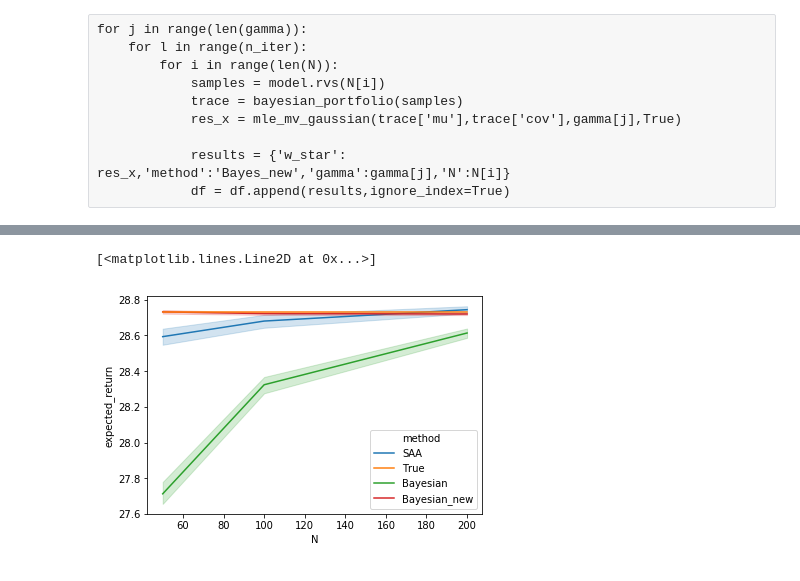
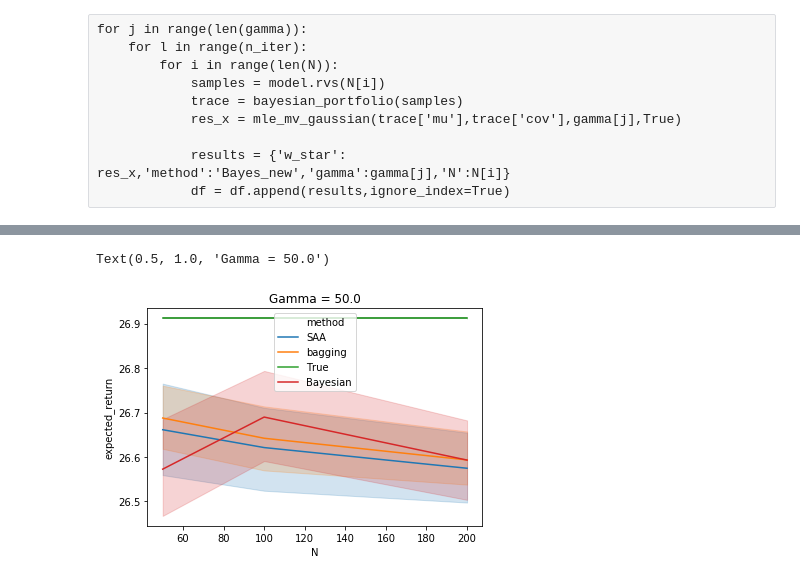
Before and after one commit to harrisonnguyen/stochastic_optimisation, a Jupyter notebook: Bayesian/portfolio_opt_experiments.ipynb, the cells around one changed output, grey strips where cells are left out. Cells and saved outputs as stored; diff of their text form; code cells hidden in the pictures.

Commit message:
added results of portfolio experiments

```diff
--- a/Bayesian/portfolio_opt_experiments.ipynb
+++ b/Bayesian/portfolio_opt_experiments.ipynb
@@ -126,6 +245,8 @@ mu0 = np.array([27]*5)
 m = 1
 Psi = 5*np.eye(5)
 nu0 = 5
+bayes = BayesianSolver(mu0,m,Psi,nu0,5000,
+    mean_variance,init_weights,constraints,[(0,None)]*5)
 # %%
 def bayesian_portfolio(samples,n_samples=2000):
     # known scaling
@@ -150,7 +271,7 @@ def bayesian_portfolio(samples,n_samples=2000):
         #            progressbar=False)['obs'],(-1,5))
     return trace
 # %%
-n_iter = 500
+n_iter = 200
 # %% [raw]
 for j in range(len(gamma)):
     for l in range(n_iter):
@@ -199,4 +285,18 @@ KeyboardInterrupt:
+# %%
+for j in range(len(gamma)):
+    for l in range(n_iter):
+        for i in range(len(N)):
+            samples = model.rvs(N[i])
+            w_star = bayes.solve(samples,
+                                  gamma=gamma[j])
+            results = {'w_star': w_star,'method':'Bayesian','gamma':gamma[j],'N':N[i]}
+            df = df.append(results,ignore_index=True)
 # %%
 df['expected_return'] = df['w_star'].apply(lambda x:np.dot(
                                             mu,x))
+df['mean_variance'] = df.apply(lambda x:mean_variance(x['w_star'],
+                                                      mu,
+                                                      covar,
+                                                      x['gamma']),
+                                axis=1)
 # %%
@@ -206,7 +391,12 @@ gamma_df = df[df['gamma']==0.1][df['method']!='Bayes_new']
 # %%
+gamma_df = df[df['gamma']==50.0]
+#f, axes = plt.subplots(1, 2,figsize=(8,6))
 ax = sns.lineplot(x=gamma_df['N'], y=gamma_df['expected_return'],
                   hue=gamma_df['method'])
-plt.plot(N,[gamma_df[gamma_df['method']=='True']['expected_return'].iloc[0]]*3)
+plt.plot(N,
+             [gamma_df[gamma_df['method']=='True']['expected_return'].iloc[0]]*3,
+             color='green')
+plt.title('Gamma = 50.0')
 # %% [output]
-[<matplotlib.lines.Line2D at 0x...>]
+Text(0.5, 1.0, 'Gamma = 50.0')
-[figure, old version]
+[figure, new version]
```
Also changed, not shown: parts of 31 cells of this notebook, 4 other files.
